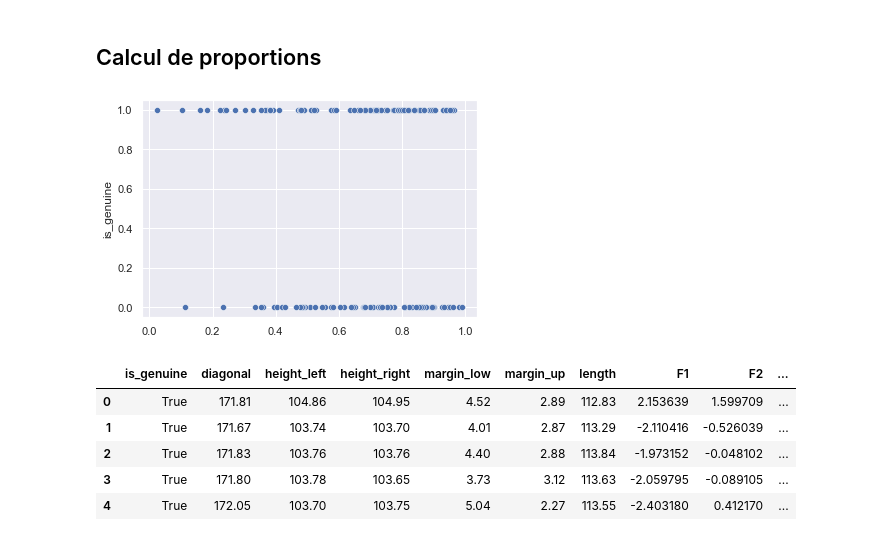
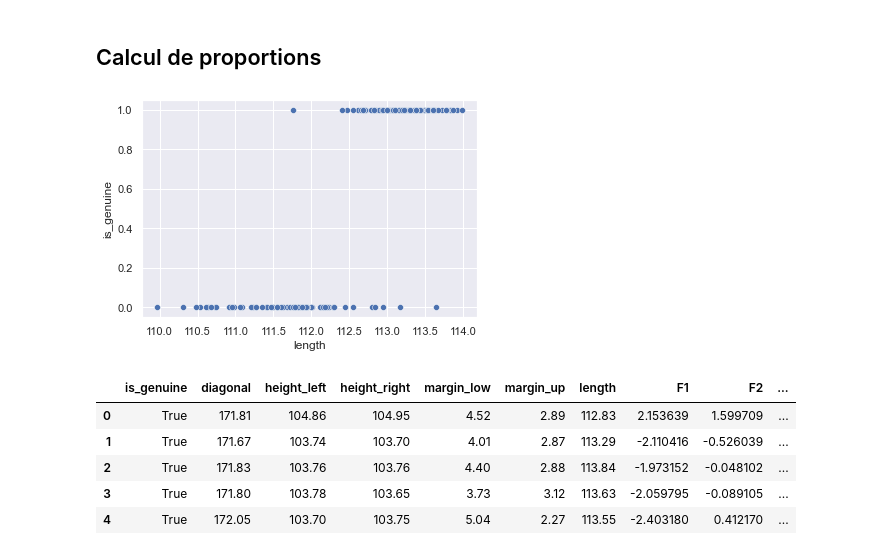
Before and after one commit to TheoChastrePradat/P6_Detection_Faux_Billets, a Jupyter notebook: P6_01_code.ipynb, the cells around one changed output. Cells and saved outputs as stored; diff of their text form; code cells hidden in the pictures.

```diff
--- a/P6_01_code.ipynb
+++ b/P6_01_code.ipynb
@@ -635,9 +639,9 @@ temp = temp.drop(['F3', 'F4'], axis=1)
 ## Calcul de proportions
 # %%
 sns.set()
-ax = sns.scatterplot(x=temp['COS2_1']+temp['COS2_2'], y="is_genuine", data=temp)
+ax = sns.scatterplot(x="length", y="is_genuine", data=temp)
 # %% [output]
-[figure, old version]
+[figure, new version]
 # %%
 # merge cluster & temp
 temp = pd.concat([temp, clusters], axis=1)
```
Also changed, not shown: parts of 84 cells of this notebook.
